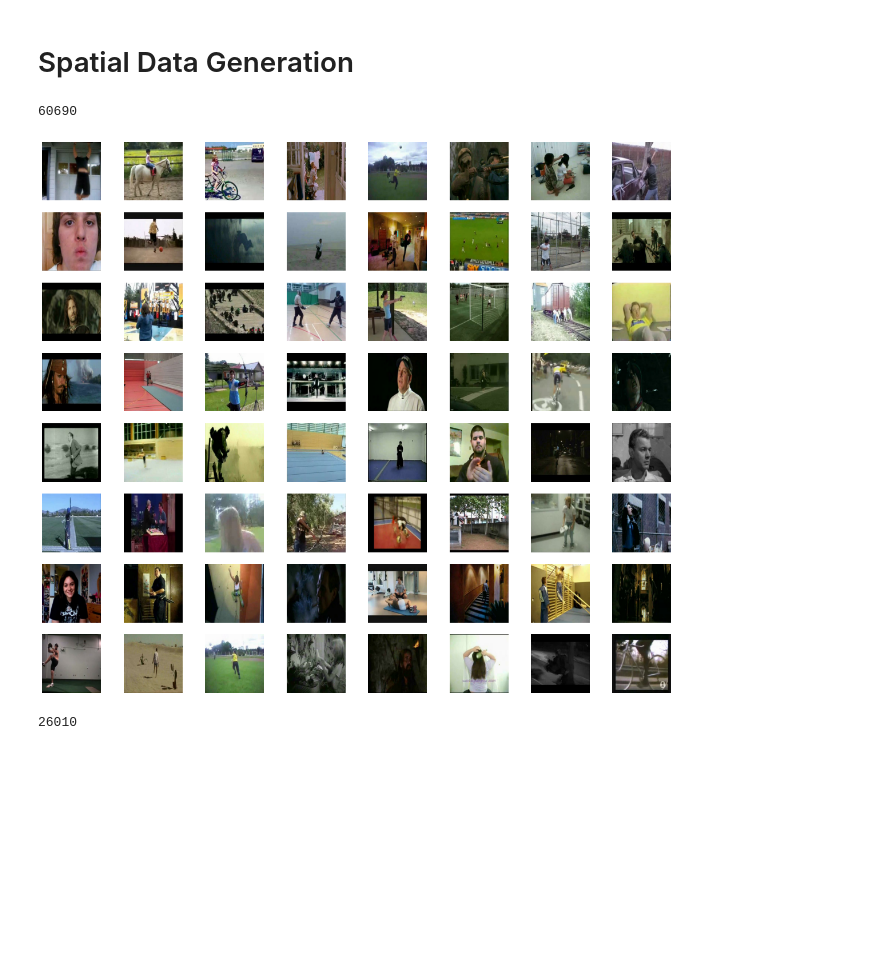
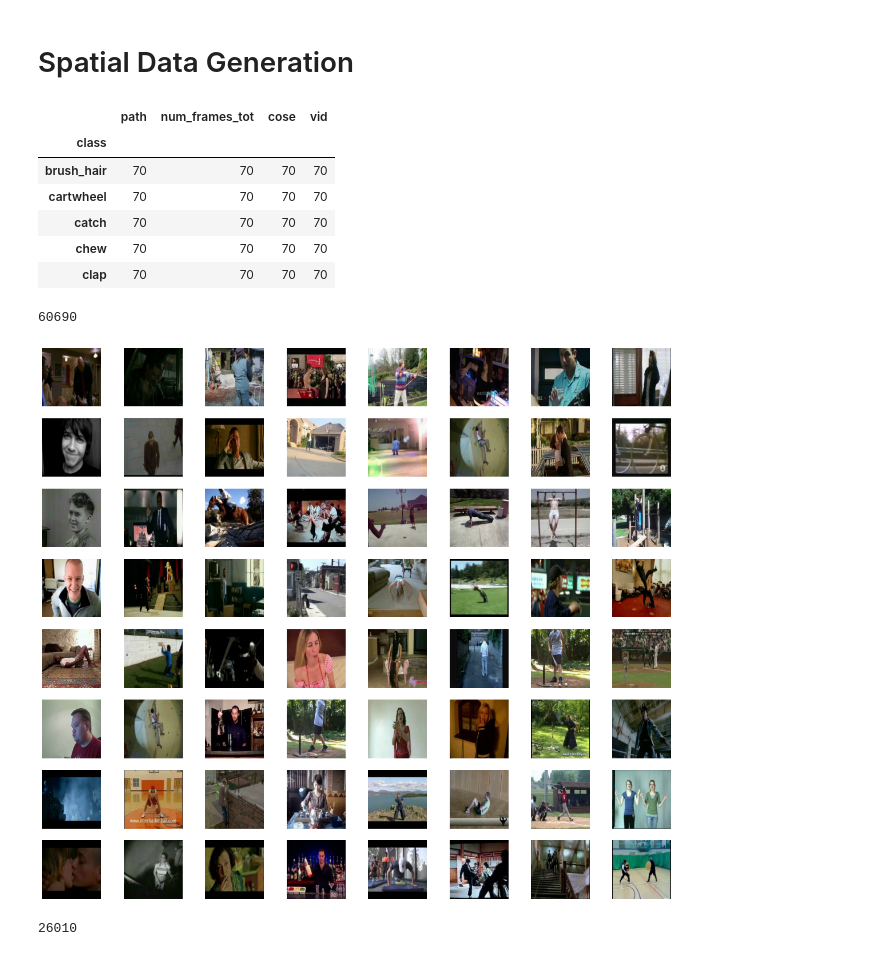
Before and after one commit to giocoal/hmdb51-two-stream-action-recognition, a Jupyter notebook: spatial_stream_cnn_finetuned.ipynb, the cells around one changed output. Cells and saved outputs as stored; diff of their text form; code cells hidden in the pictures; blank space fills up the shorter version.

Commit message:
cose

```diff
--- a/spatial_stream_cnn_finetuned.ipynb
+++ b/spatial_stream_cnn_finetuned.ipynb
@@ -69,12 +69,10 @@ def find_paths(partition, type_frame, num_frames_desired):
     else:
         raise Exception("invalid partition")
 
-    #temp_path = video_list.loc[0]['path'] #da togliere!!!
-
     paths = []
     classes = []
-    for index, row in video_list.iterrows(): #da togliere [:1]
-        temp_path = row['path']                    #da rimuovere il commentato
+    for index, row in video_list.iterrows():
+        temp_path = row['path']
         frame_list = os.listdir(os.path.join(f'./{temp_path}'))
 
         frame_list_type = [i for i in frame_list if i.startswith(f'{type_frame}')]
@@ -85,6 +83,19 @@ def find_paths(partition, type_frame, num_frames_desired):
         temp = [row['class']] * num_frames_desired
         classes.extend(temp)
 
-    return(list(zip(paths, classes)))
+    return(list(zip(paths, classes)), video_list)
+# %%
+# verify class balance
+filenames, video_list = find_paths(partition='train', type_frame=type_frame, num_frames_desired=num_frames_desired)
+video_list[['cose', 'class', 'vid']] = video_list["path"].str.rsplit("\\", n = 2, expand = True)
+video_list.groupby('class').count().head()
+# %% [output]
+|  | path | num_frames_tot | cose | vid |
+| class |  |  |  |  |
+| brush_hair | 70 | 70 | 70 | 70 |
+| cartwheel | 70 | 70 | 70 | 70 |
+| catch | 70 | 70 | 70 | 70 |
+| chew | 70 | 70 | 70 | 70 |
+| clap | 70 | 70 | 70 | 70 |
 # %%
 # ------- create train set
@@ -125,6 +137,6 @@ for images, labels in train_ds.take(1):
         plt.axis("off")
         plt.savefig('batch_images.jpg')
 # %% [output]
-[figure, old version]
+[figure, new version]
 # %%
 # ------- create val test
```
Also changed, not shown: parts of 28 cells of this notebook, 1 other file.
